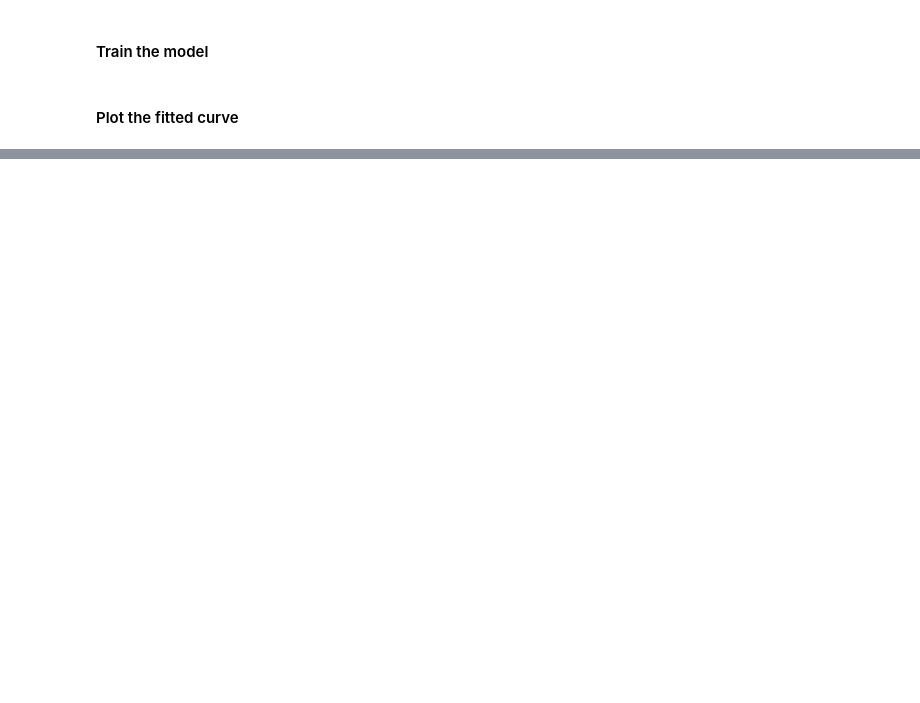
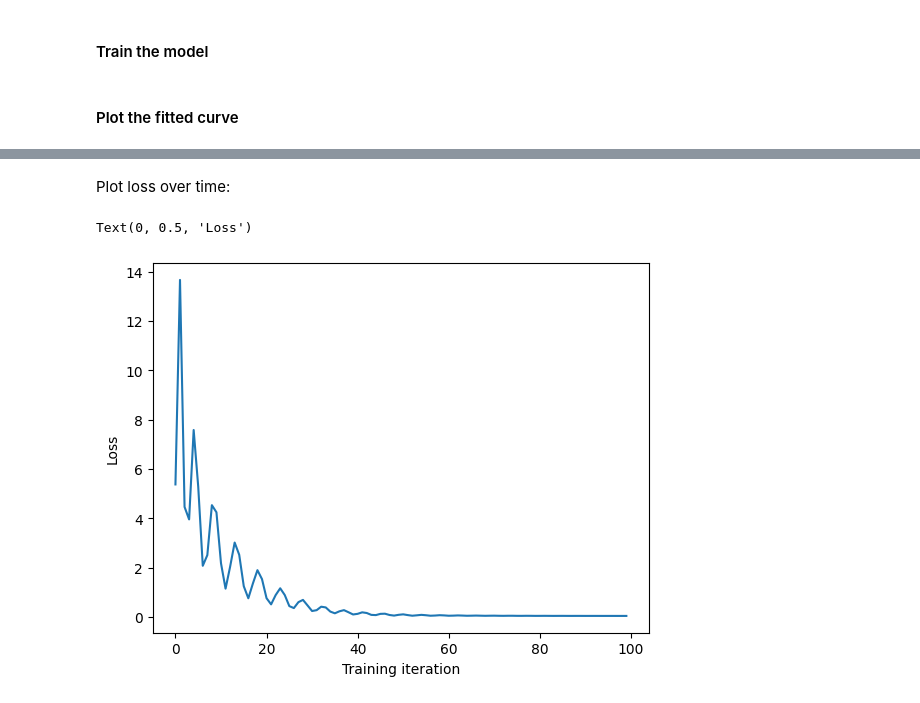
Before and after one commit to MatthewAlexanderFisher/NCL-MAS3919, a Jupyter notebook: content/practicals/1-intro-to-pytorch.ipynb, the cells around one changed output, grey strips where cells are left out. Cells and saved outputs as stored; diff of their text form; code cells hidden in the pictures; blank space fills up the shorter version.

```diff
--- a/content/practicals/1-intro-to-pytorch.ipynb
+++ b/content/practicals/1-intro-to-pytorch.ipynb
@@ -536,9 +646,9 @@ We can implement this directly in `PyTorch`:
 # %%
 import torch
 
-x = torch.tensor(2.0, requires_grad=True)
+theta = torch.tensor(2.0, requires_grad=True)
 
-f = x ** 2 + 3 * x
+F = theta ** 2 + 3 * theta
 # %% [markdown]
 To compute the derivative, we call:
 # %%
@@ -731,17 +863,17 @@ y = true_function(x) + 0.5 * torch.randn(n)
 # %%
 model = Poly4()
 
-loss_fn = torch.nn.MSELoss()
-optimizer = torch.optim.Adam(model.parameters(), lr=0.05)
+loss_fn = torch.nn.MSELoss() # mean squared error loss
+optimizer = torch.optim.Adam(model.parameters(), lr=0.05)  # Adam optimiser with learning rate 0.05 - a form of SGD with momentum and adaptive learning rates
 
 losses = []
 
-for _ in range(3000):
+for _ in range(100):
 
     optimizer.zero_grad()
 
-    y_hat = model(x)
-    loss = loss_fn(y_hat, y)
+    y_hat = model(x_train)
+    loss = loss_fn(y_hat, y_train)
 
     loss.backward()
     optimizer.step()
@@ -768,0 +903,9 @@ plt.show()
+# %% [markdown]
+Plot loss over time:
+# %%
+plt.plot(losses)
+plt.xlabel("Training iteration")
+plt.ylabel("Loss")
+# %% [output]
+Text(0, 0.5, 'Loss')
+[figure, added]
```
Also changed, not shown: parts of 40 cells of this notebook.
